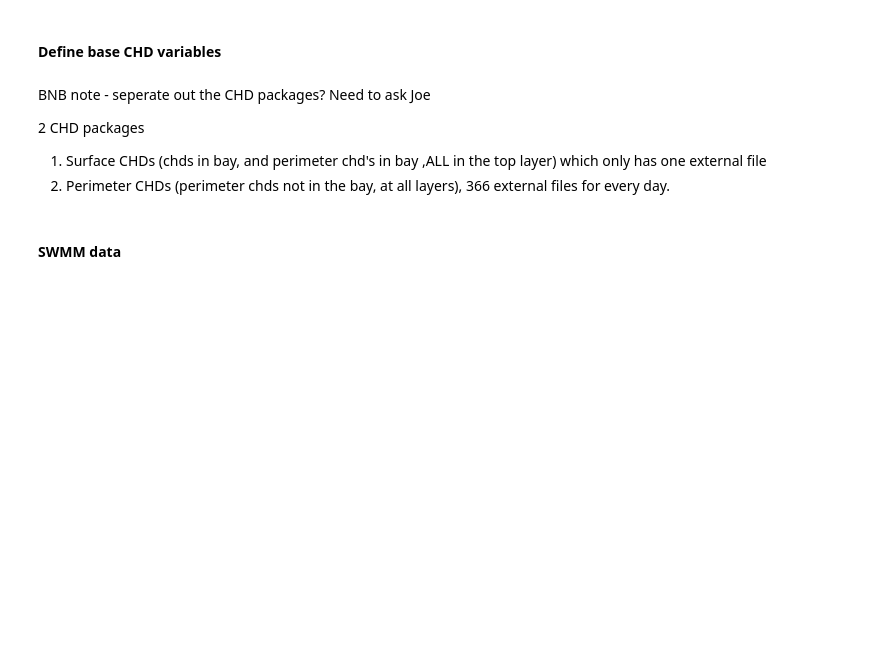
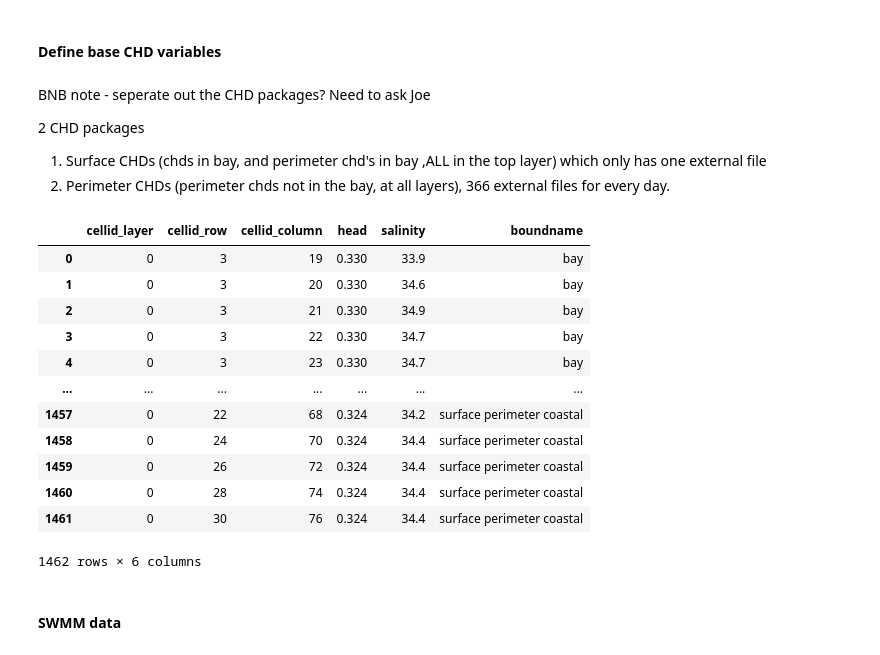
Before and after one commit to b-bayraktar/CF_PJ_modelarchive, a Jupyter notebook: notebooks-PJ/step2_run_dflow-modflow_variable_dt.ipynb, the cells around one changed output. Cells and saved outputs as stored; diff of their text form; code cells hidden in the pictures; blank space fills up the shorter version.

```diff
--- a/notebooks-PJ/step2_run_dflow-modflow_variable_dt.ipynb
+++ b/notebooks-PJ/step2_run_dflow-modflow_variable_dt.ipynb
@@ -251,3 +246,19 @@ assert chd_data0.shape[0] == chdmask.shape[0]
+# %%
+chd_all.stress_period_data.get_dataframe()[0]
+# %% [output]
+|  | cellid_layer | cellid_row | cellid_column | head | salinity | boundname |
+| 0 | 0 | 3 | 19 | 0.330 | 33.9 | bay |
+| 1 | 0 | 3 | 20 | 0.330 | 34.6 | bay |
+| 2 | 0 | 3 | 21 | 0.330 | 34.9 | bay |
+| 3 | 0 | 3 | 22 | 0.330 | 34.7 | bay |
+| 4 | 0 | 3 | 23 | 0.330 | 34.7 | bay |
+| ... | ... | ... | ... | ... | ... | ... |
+| 1457 | 0 | 22 | 68 | 0.324 | 34.2 | surface perimeter coastal |
+| 1458 | 0 | 24 | 70 | 0.324 | 34.4 | surface perimeter coastal |
+| 1459 | 0 | 26 | 72 | 0.324 | 34.4 | surface perimeter coastal |
+| 1460 | 0 | 28 | 74 | 0.324 | 34.4 | surface perimeter coastal |
+| 1461 | 0 | 30 | 76 | 0.324 | 34.4 | surface perimeter coastal |
+1462 rows × 6 columns
 # %% [markdown]
 #### SWMM data
 # %%
```
Also changed, not shown: parts of 19 cells of this notebook, 8 other files.
